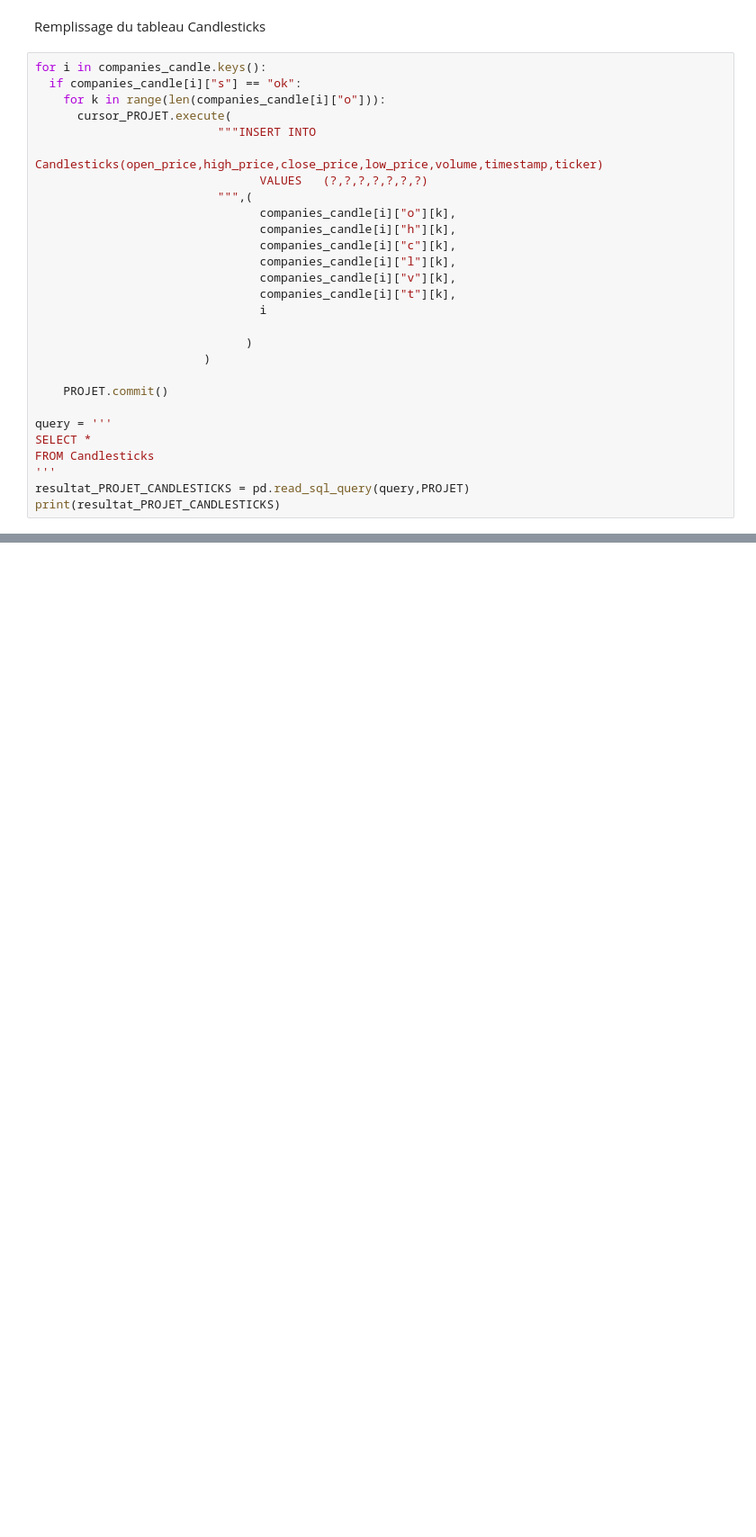
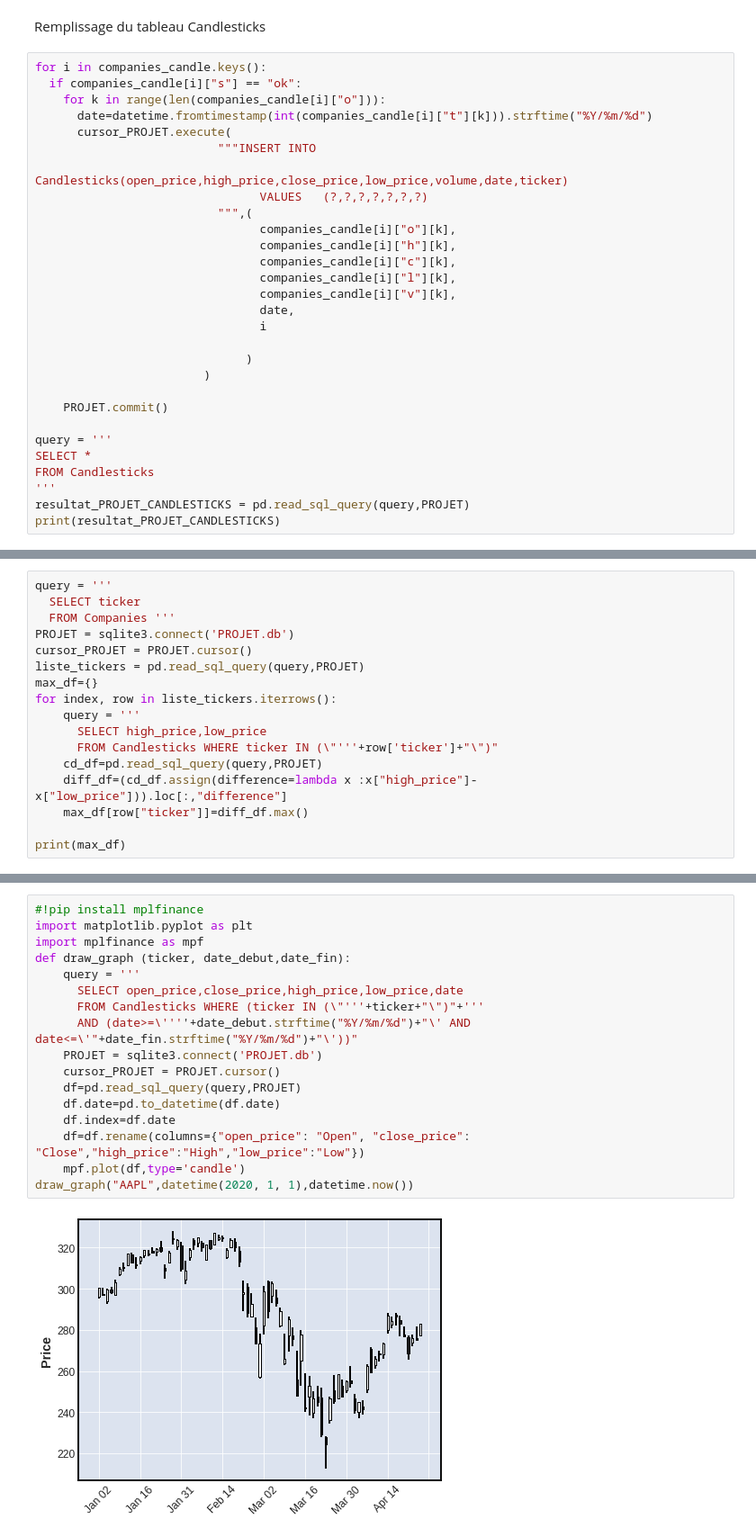
Before and after one commit to khalilacheche/Stocks-Analyser-Fetcher, a Jupyter notebook: main.ipynb, the cells around one changed output, grey strips where cells are left out. Shown at 90% size. Drawn from its saved outputs; the diff is of its cells as text; blank space fills up the shorter version.

```diff
--- a/main.ipynb
+++ b/main.ipynb
@@ -220,9 +201,10 @@ Remplissage du tableau Candlesticks
 for i in companies_candle.keys():
   if companies_candle[i]["s"] == "ok":
     for k in range(len(companies_candle[i]["o"])):
+      date=datetime.fromtimestamp(int(companies_candle[i]["t"][k])).strftime("%Y/%m/%d")
       cursor_PROJET.execute(
                           """INSERT INTO
-                                Candlesticks(open_price,high_price,close_price,low_price,volume,timestamp,ticker)
+                                Candlesticks(open_price,high_price,close_price,low_price,volume,date,ticker)
                                 VALUES   (?,?,?,?,?,?,?)
                           """,(
                                 companies_candle[i]["o"][k],
@@ -230,7 +212,7 @@ for i in companies_candle.keys():
                                 companies_candle[i]["c"][k],
                                 companies_candle[i]["l"][k],
                                 companies_candle[i]["v"][k],
-                                companies_candle[i]["t"][k],
+                                date,
                                 i
 
                               )
@@ -266,0 +274,17 @@ print(resultat_PROJET_CANDLESTICKS)
+# %%
+query = '''
+  SELECT ticker
+  FROM Companies '''
+PROJET = sqlite3.connect('PROJET.db')
+cursor_PROJET = PROJET.cursor()
+liste_tickers = pd.read_sql_query(query,PROJET)
+max_df={}
+for index, row in liste_tickers.iterrows():
+    query = '''
+      SELECT high_price,low_price
+      FROM Candlesticks WHERE ticker IN (\"'''+row['ticker']+"\")"
+    cd_df=pd.read_sql_query(query,PROJET)
+    diff_df=(cd_df.assign(difference=lambda x :x["high_price"]-x["low_price"])).loc[:,"difference"]
+    max_df[row["ticker"]]=diff_df.max()
+
+print(max_df)
@@ -266,0 +329,19 @@ print(resultat_PROJET_CANDLESTICKS)
+# %%
+#!pip install mplfinance
+import matplotlib.pyplot as plt
+import mplfinance as mpf
+def draw_graph (ticker, date_debut,date_fin):
+    query = '''
+      SELECT open_price,close_price,high_price,low_price,date
+      FROM Candlesticks WHERE (ticker IN (\"'''+ticker+"\")"+'''
+      AND (date>=\''''+date_debut.strftime("%Y/%m/%d")+"\' AND date<=\'"+date_fin.strftime("%Y/%m/%d")+"\'))"
+    PROJET = sqlite3.connect('PROJET.db')
+    cursor_PROJET = PROJET.cursor()
+    df=pd.read_sql_query(query,PROJET)
+    df.date=pd.to_datetime(df.date)
+    df.index=df.date
+    df=df.rename(columns={"open_price": "Open", "close_price": "Close","high_price":"High","low_price":"Low"})
+    mpf.plot(df,type='candle')
+draw_graph("AAPL",datetime(2020, 1, 1),datetime.now())
+# %% [output]
+[figure, added]
```
Also changed, not shown: parts of 16 cells of this notebook.
